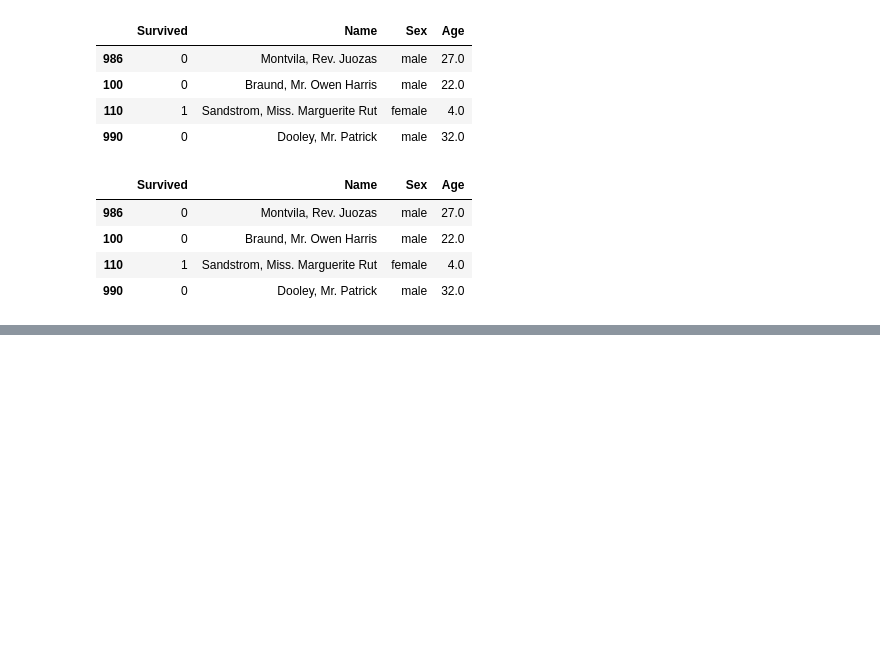
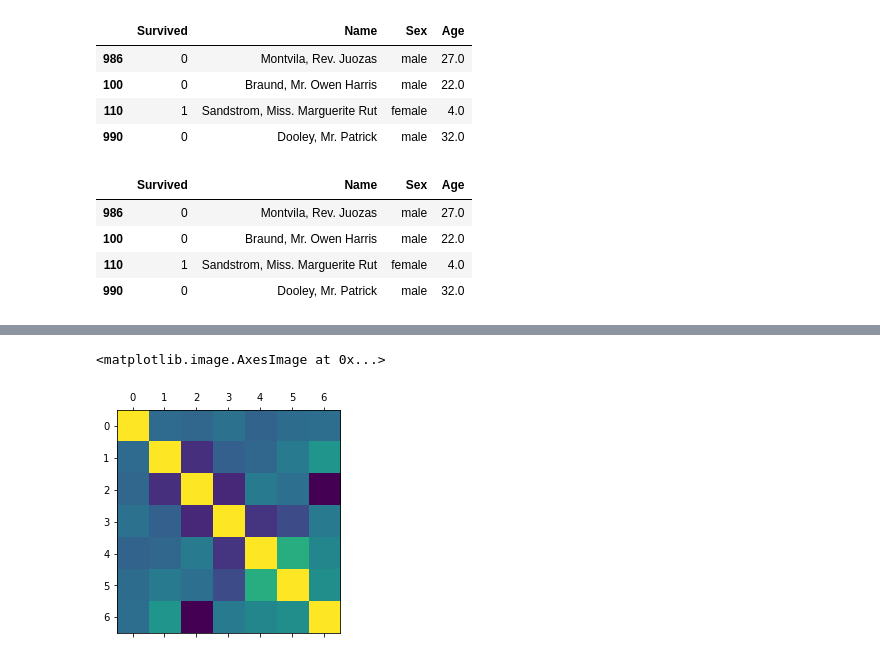
Before and after one commit to pjh5672/Data_Tools_Practice, a Jupyter notebook: Pandas/L08_외부데이터(csv)로 DataFrame 생성 및 활용하기.ipynb, the cells around one changed output, grey strips where cells are left out. Drawn from its saved outputs; the diff is of its cells as text; code cells hidden in the pictures; blank space fills up the shorter version.

```diff
--- a/Pandas/L08_외부데이터(csv)로 DataFrame 생성 및 활용하기.ipynb
+++ b/Pandas/L08_외부데이터(csv)로 DataFrame 생성 및 활용하기.ipynb
@@ -252,0 +272,3 @@ train_data.iloc[[886, 0, 10, 890], [1, 3, 4, 5]]
+# %%
+train_data['Age_double'] = train_data['Age'] * 2 # Broadcasting 되어 전체 Column 에 적용됨
+train_data.head()
@@ -252,0 +282,3 @@ train_data.iloc[[886, 0, 10, 890], [1, 3, 4, 5]]
+# %%
+train_data['Age_tripple'] = train_data['Age'] + train_data['Age_double']
+train_data.head()
@@ -252,0 +294,3 @@ train_data.iloc[[886, 0, 10, 890], [1, 3, 4, 5]]
+# %%
+train_data.insert(loc=3, column='Fare10', value=train_data['Fare'] / 10)
+train_data.head()
@@ -252,0 +328,3 @@ train_data.iloc[[886, 0, 10, 890], [1, 3, 4, 5]]
+# %%
+train_data.drop(['Age_tripple', 'Fare10', 'Age_double'], axis=1, inplace=True)
+train_data.head()
@@ -252,0 +353,5 @@ train_data.iloc[[886, 0, 10, 890], [1, 3, 4, 5]]
+# %%
+plt.matshow(train_data.corr()) # 색이 밝을수록 둘 사이 관계성이 높음
+# %% [output]
+<matplotlib.image.AxesImage at 0x...>
+[figure, added]
```
Also changed, not shown: parts of 71 cells of this notebook, 2 other files.
